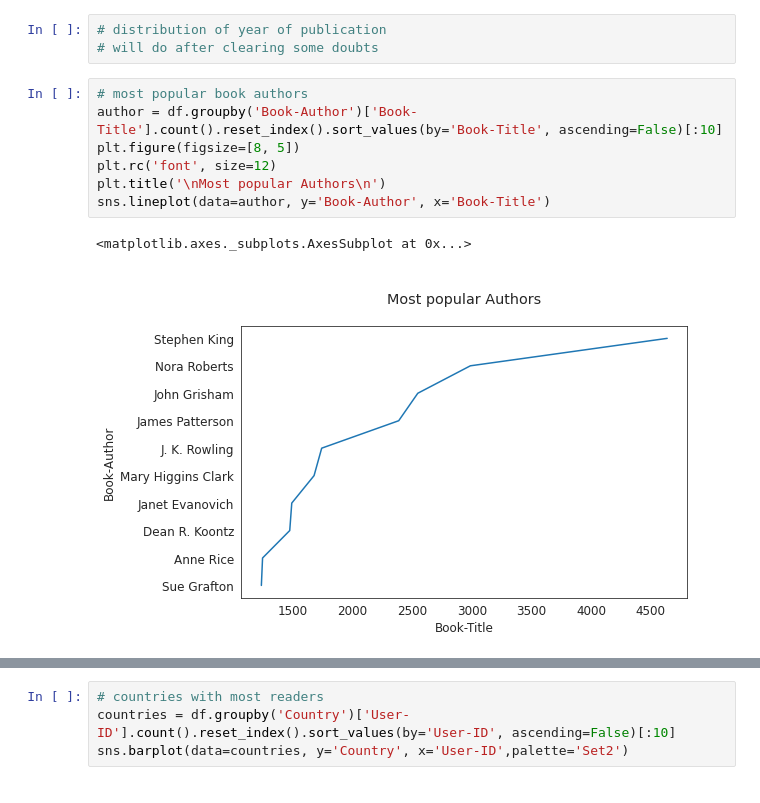
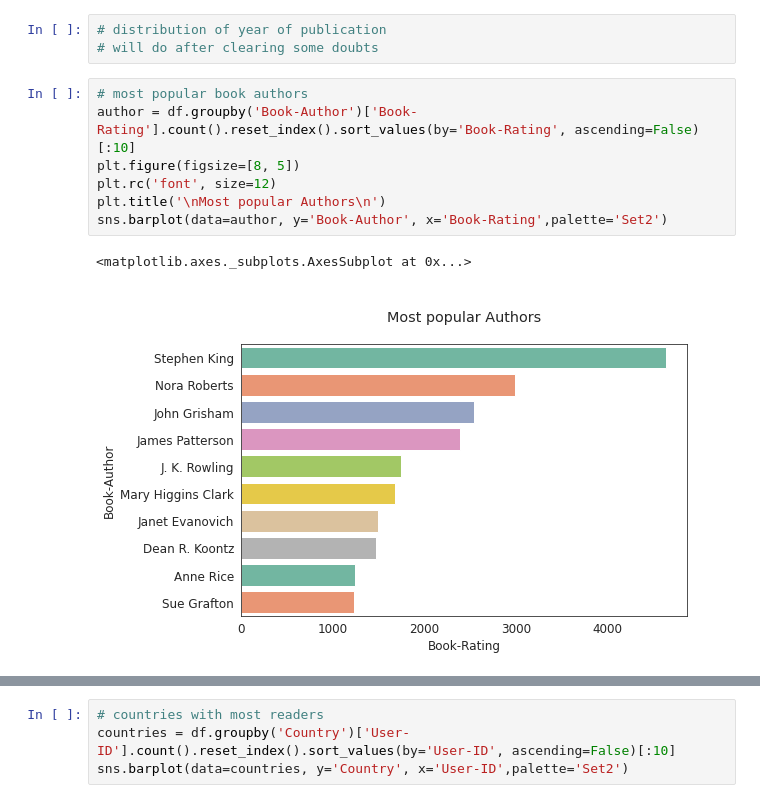
Before and after one commit to RadhikaRM/Bookrecommendersystem, a Jupyter notebook: Team_Book_Recommender_System.ipynb, the cells around one changed output, grey strips where cells are left out. Cells and saved outputs as stored; diff of their text form.

```diff
--- a/Team_Book_Recommender_System.ipynb
+++ b/Team_Book_Recommender_System.ipynb
@@ -863,11 +861,11 @@ sns.barplot(data=popular, y='Book-Title', x='Count',palette='Set2')
 # will do after clearing some doubts
 # %%
 # most popular book authors
-author = df.groupby('Book-Author')['Book-Title'].count().reset_index().sort_values(by='Book-Title', ascending=False)[:10]
+author = df.groupby('Book-Author')['Book-Rating'].count().reset_index().sort_values(by='Book-Rating', ascending=False)[:10]
 plt.figure(figsize=[8, 5])
 plt.rc('font', size=12)
 plt.title('\nMost popular Authors\n')
-sns.lineplot(data=author, y='Book-Author', x='Book-Title')
+sns.barplot(data=author, y='Book-Author', x='Book-Rating',palette='Set2')
 # %% [output]
 <matplotlib.axes._subplots.AxesSubplot at 0x...>
-[figure, old version]
+[figure, new version]
```
Also changed, not shown: parts of 2 cells of this notebook.
